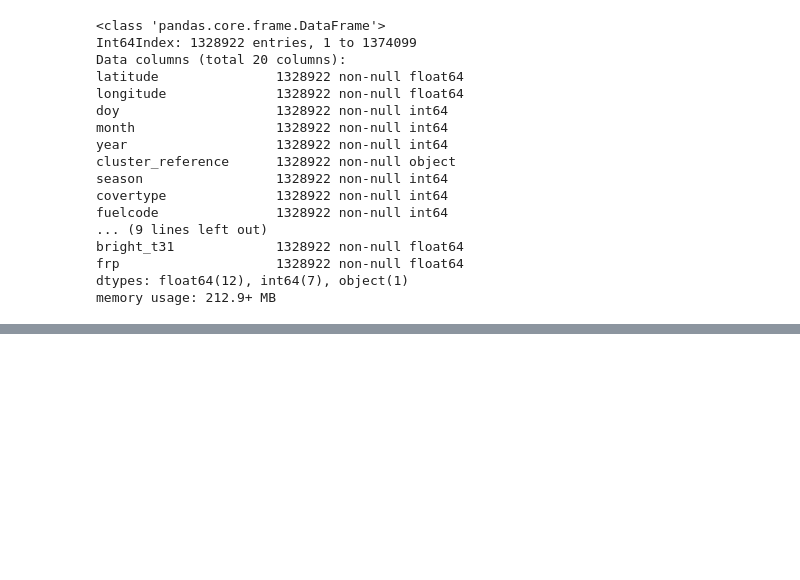
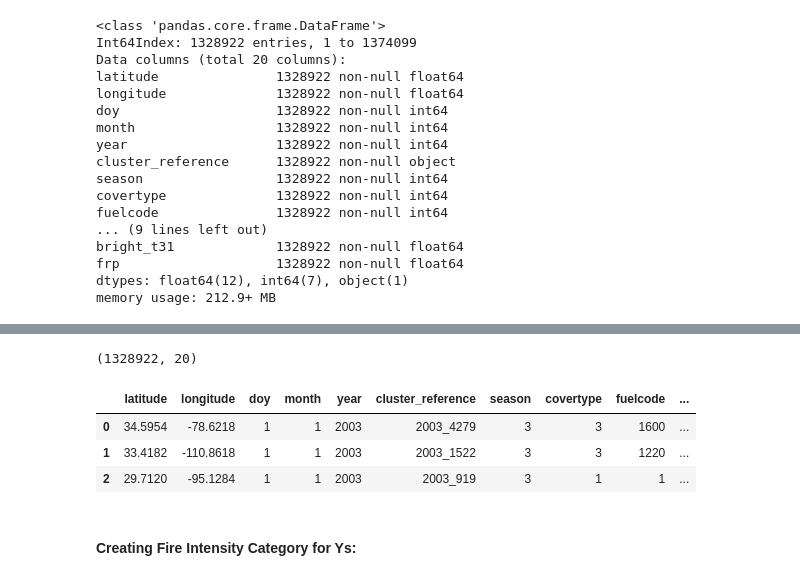
Before and after one commit to NahidGithub/Predicting-Wildfires, a Jupyter notebook: experimental code/MLInputs.ipynb, the cells around one changed output, grey strips where cells are left out. Cells and saved outputs as stored; diff of their text form; code cells hidden in the pictures; blank space fills up the shorter version.

```diff
--- a/experimental code/MLInputs.ipynb
+++ b/experimental code/MLInputs.ipynb
@@ -526,0 +532,13 @@ Fire_Brightness.to_csv('/Users/AlfHaugen/Python/Wildfire_Data/FireExports/FireIn
+# %%
+Fire_Brightness_Model = pd.read_csv('../data/FireIntensity_Model_June4_Clean.csv')
+# %%
+print(Fire_Brightness_Model.shape)
+Fire_Brightness_Model.head(3)
+# %% [output]
+(1328922, 20)
+|  | latitude | longitude | doy | month | year | cluster_reference | season | covertype | fuelcode | ... |
+| 0 | 34.5954 | -78.6218 | 1 | 1 | 2003 | 2003_4279 | 3 | 3 | 1600 | ... |
+| 1 | 33.4182 | -110.8618 | 1 | 1 | 2003 | 2003_1522 | 3 | 3 | 1220 | ... |
+| 2 | 29.7120 | -95.1284 | 1 | 1 | 2003 | 2003_919 | 3 | 1 | 1 | ... |
+# %% [markdown]
+#### Creating Fire Intensity Category for Ys:
```
Also changed, not shown: parts of 20 cells of this notebook.
